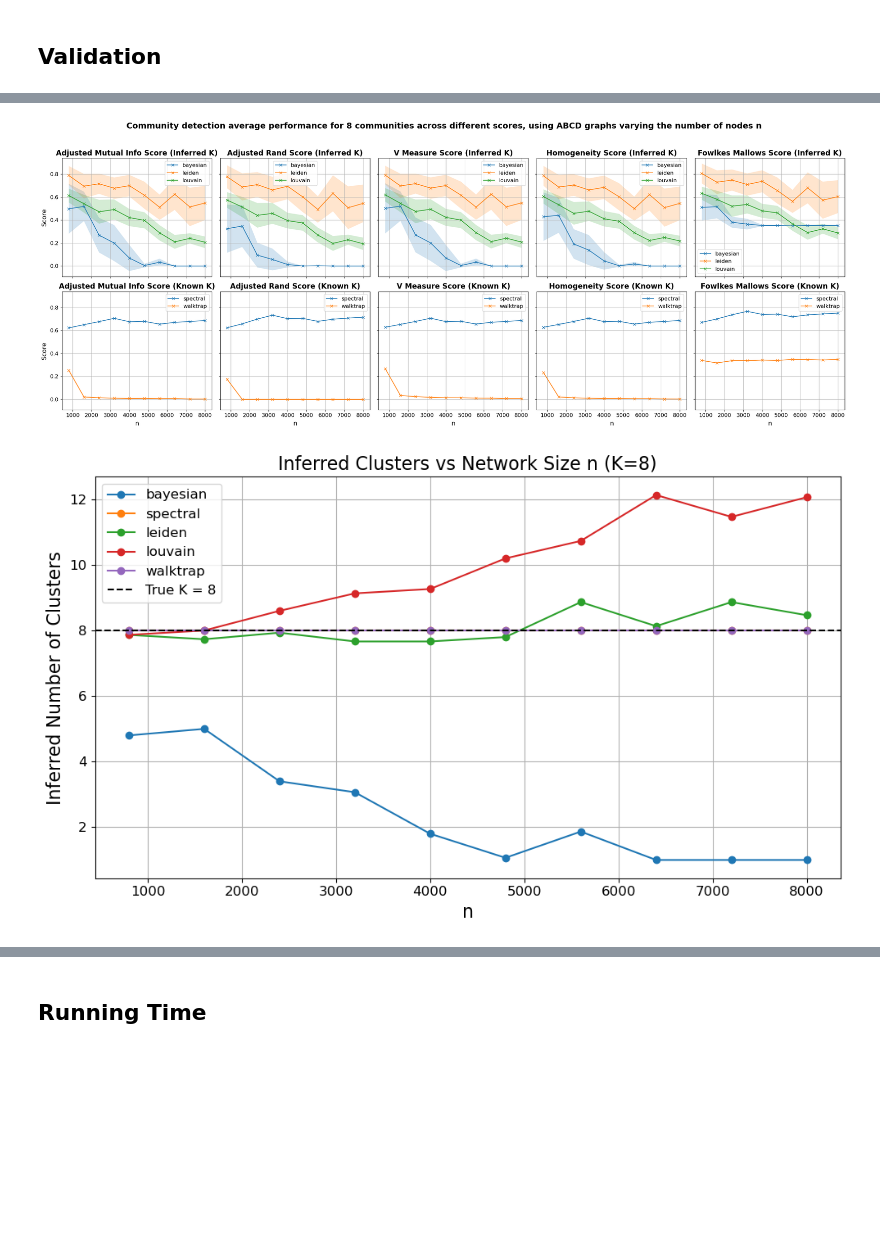
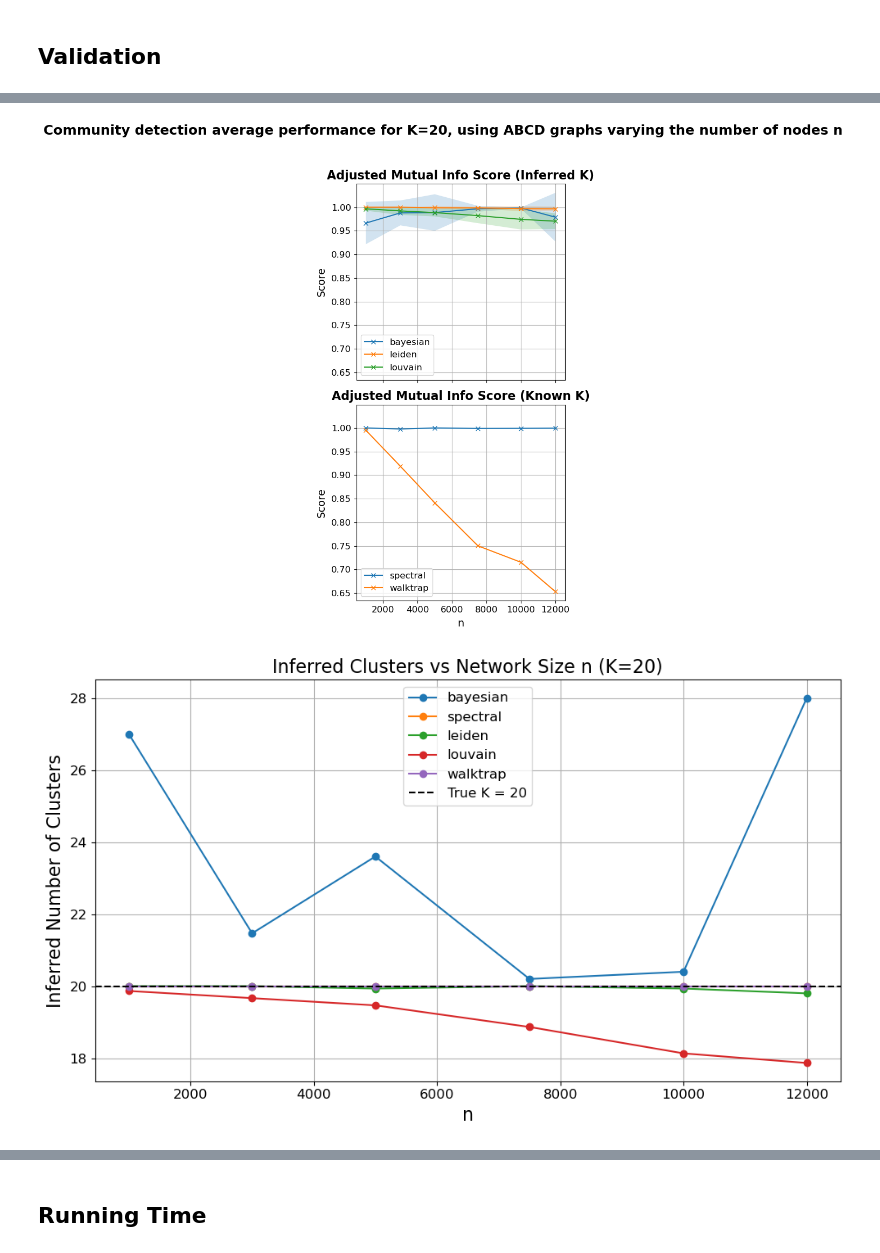
Before and after one commit to salyaa/semester_project, a Jupyter notebook: ABCD_tests.ipynb, the cells around one changed output, grey strips where cells are left out. Drawn from its saved outputs; the diff is of its cells as text; code cells hidden in the pictures; blank space fills up the shorter version.

```diff
--- a/ABCD_tests.ipynb
+++ b/ABCD_tests.ipynb
@@ -24,8 +24,9 @@ res_mean_K, nb_clusters_K = validation_range_K(range_K=range_K, n=n, n_graphs=n_
 # %%
-res_mean_n, nb_clusters_n = validation_range_n(K=8, n_graphs=1, graph_type="abcd")
+range_n = [1000, 3000, 5000, 7500, 10000, 12000]
+res_mean_n, nb_clusters_n = validation_range_n(range_n=range_n, K=20, n_graphs=1, graph_type="abcd")
 # %% [output]
-[figure, old version]
+[figure, new version]
-[figure, old version]
+[figure, new version]
 # %%
 res_mean_p, nb_clusters_p = validation_range_p(K=8, n=n, n_reps=n_reps, graph_type="abcd")
 # %% [output]
```
Also changed, not shown: parts of 2 cells of this notebook, 5 other files.
